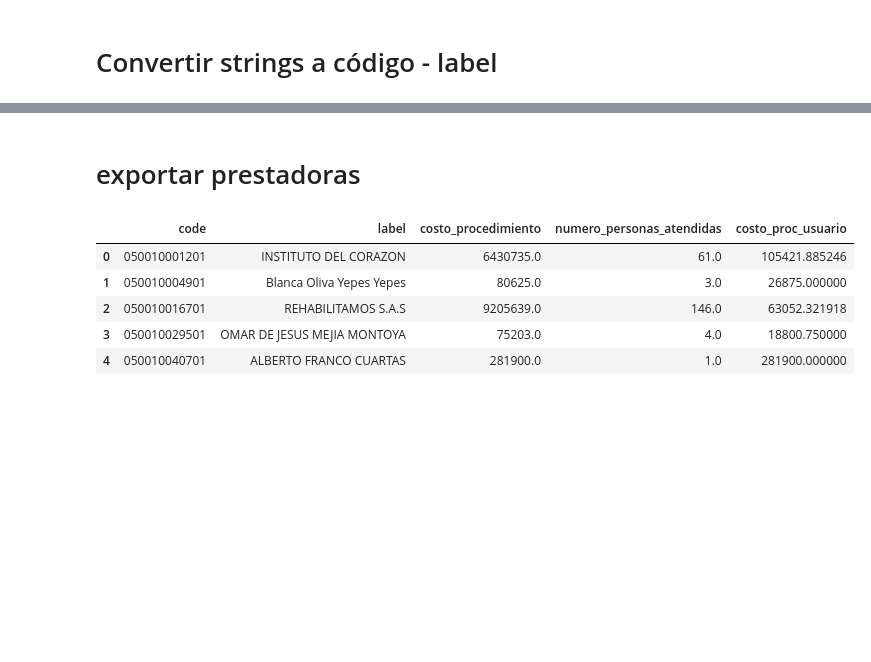
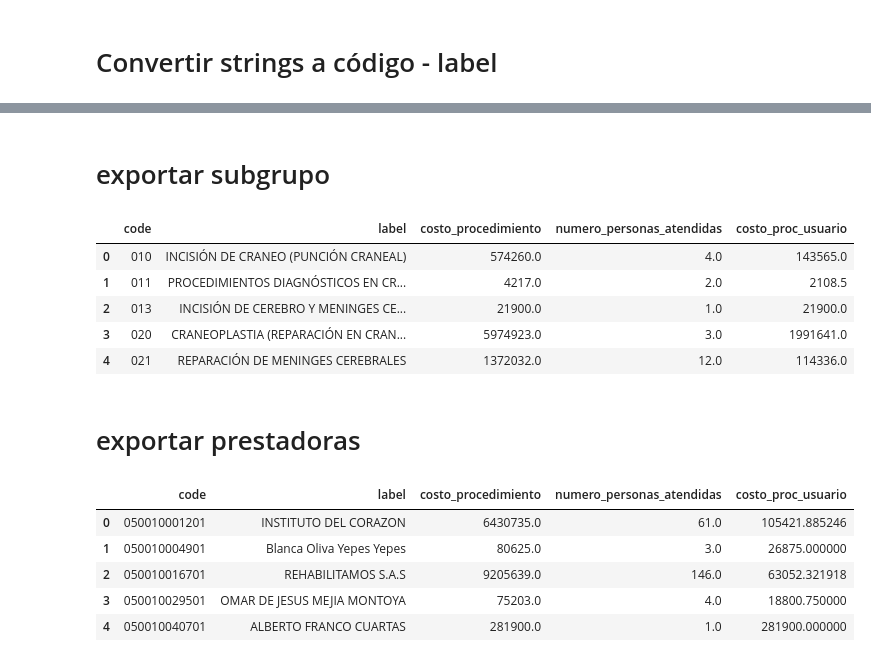
Before and after one commit to dersteppenwolf/isis4822_final_project, a Jupyter notebook: etl/costos_admin_prest_proc.ipynb, the cells around one changed output, grey strips where cells are left out. Drawn from its saved outputs; the diff is of its cells as text; code cells hidden in the pictures; blank space fills up the shorter version.

```diff
--- a/etl/costos_admin_prest_proc.ipynb
+++ b/etl/costos_admin_prest_proc.ipynb
@@ -348,3 +429,20 @@ df_seccion_codes.to_csv('costos_admin_prest_seccionproc_depurado_codes.tsv', sep
+# %% [markdown]
+# exportar subgrupo
+# %%
+df_subgrupo_list = df_seccion.groupby(['code_subgrupo','label_subgrupo'], as_index=False)['costo_procedimiento', 'numero_personas_atendidas'].agg('sum')
+df_subgrupo_list["costo_proc_usuario"] = df_subgrupo_list["costo_procedimiento"] / df_subgrupo_list["numero_personas_atendidas"]
+df_subgrupo_list = df_subgrupo_list.sort_values(by=['code_subgrupo'])
+df_subgrupo_list = df_subgrupo_list.rename(columns={ "code_subgrupo": "code" })
+df_subgrupo_list = df_subgrupo_list.rename(columns={ "label_subgrupo": "label" })
+df_subgrupo_list.to_csv('domain_subgroup.tsv', sep = '\t', index=False)
+df_subgrupo_list.head(5)
+# %% [output]
+|  | code | label | costo_procedimiento | numero_personas_atendidas | costo_proc_usuario |
+| 0 | 010 | INCISIÓN DE CRANEO (PUNCIÓN CRANEAL) | 574260.0 | 4.0 | 143565.0 |
+| 1 | 011 | PROCEDIMIENTOS DIAGNÓSTICOS EN CR... | 4217.0 | 2.0 | 2108.5 |
+| 2 | 013 | INCISIÓN DE CEREBRO Y MENINGES CE... | 21900.0 | 1.0 | 21900.0 |
+| 3 | 020 | CRANEOPLASTIA (REPARACIÓN EN CRAN... | 5974923.0 | 3.0 | 1991641.0 |
+| 4 | 021 | REPARACIÓN DE MENINGES CEREBRALES | 1372032.0 | 12.0 | 114336.0 |
 # %% [markdown]
 # exportar prestadoras
 # %%
```
Also changed, not shown: parts of 30 cells of this notebook, 10 other files.
